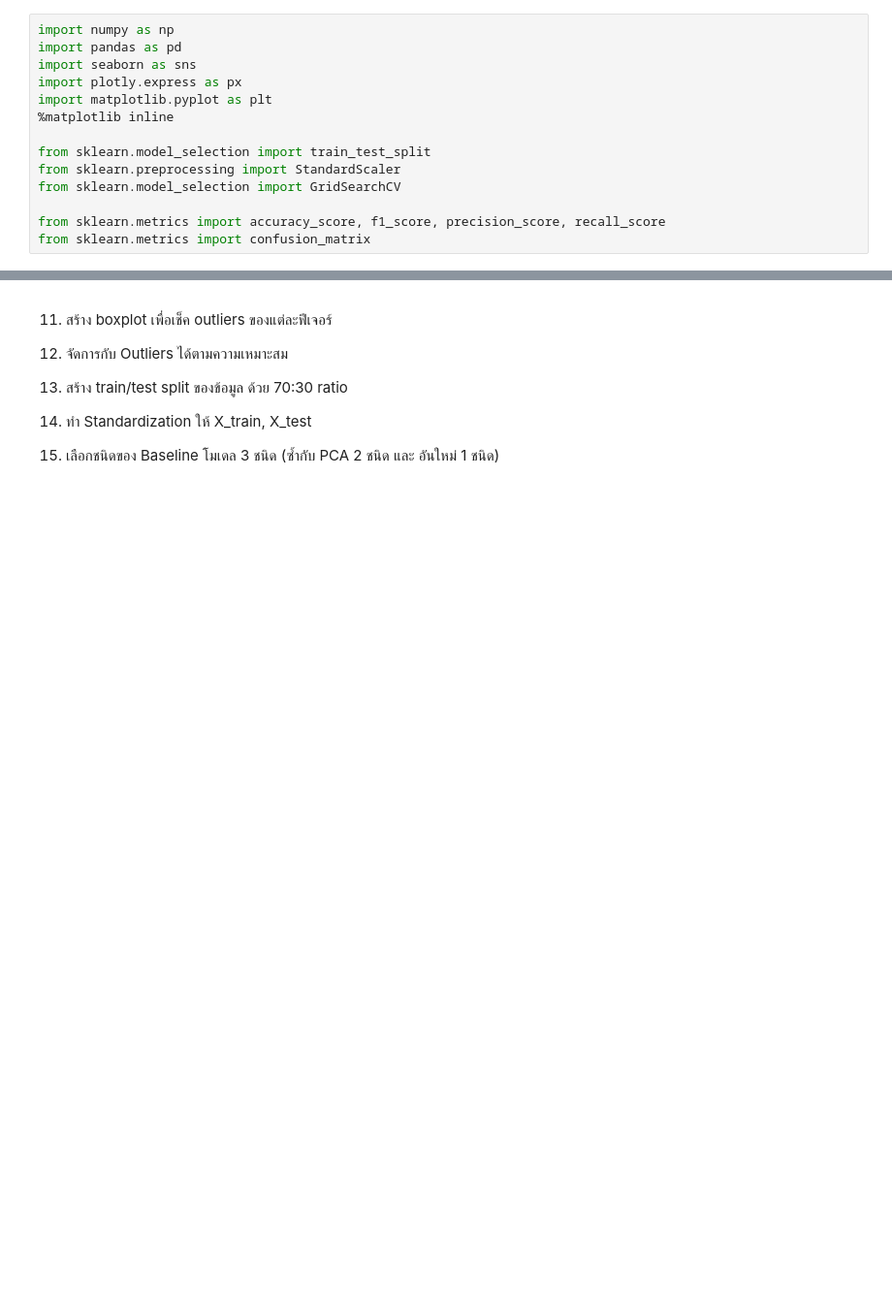
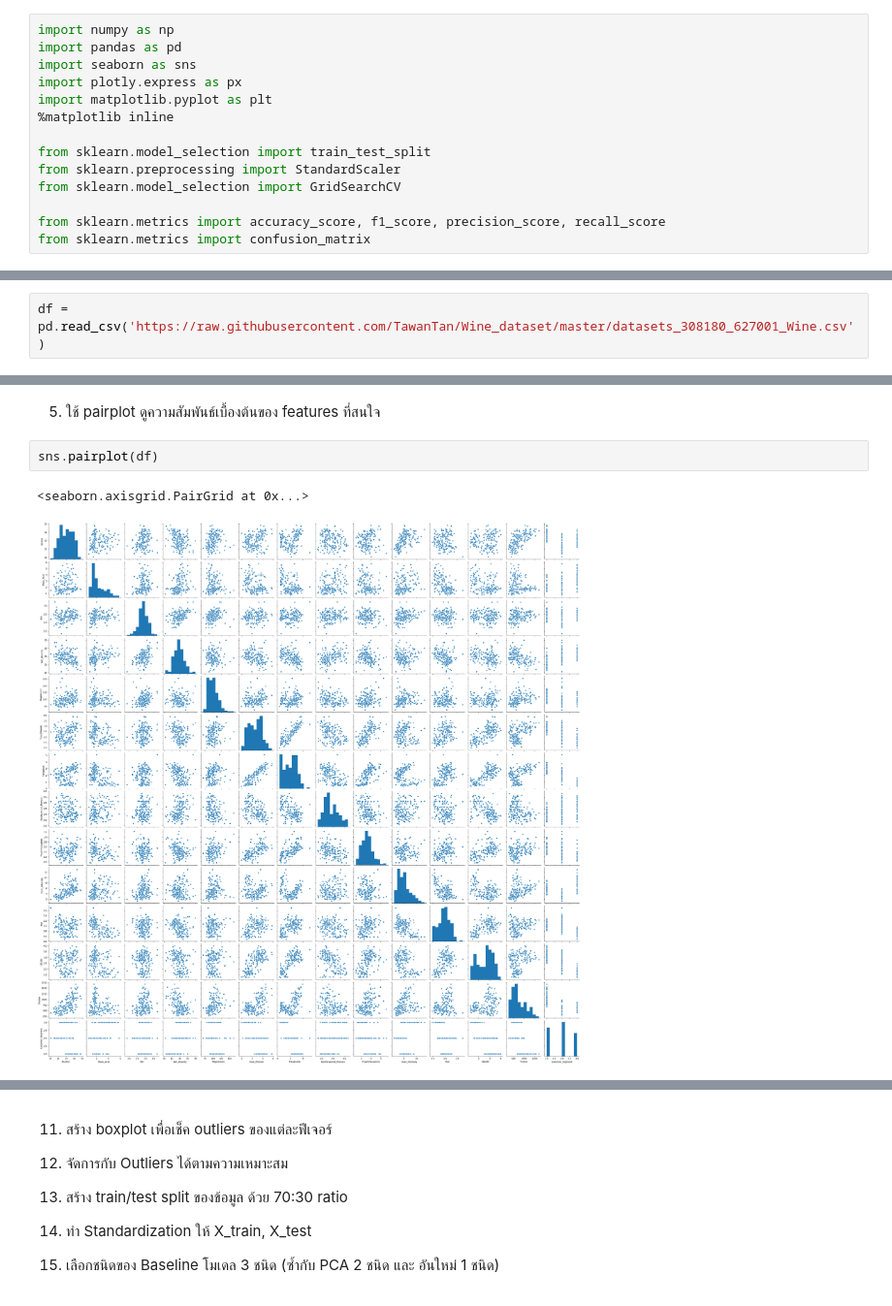
Before and after one commit to TawanTan/27-Linear-Discriminant-Analysis-LDA, a Jupyter notebook: Quiz-Linear-Discriminant-Analysis-(LDA) .ipynb, the cells around one changed output, grey strips where cells are left out. Shown at 97% size. Drawn from its saved outputs; the diff is of its cells as text; blank space fills up the shorter version.

```diff
--- a/Quiz-Linear-Discriminant-Analysis-(LDA) .ipynb
+++ b/Quiz-Linear-Discriminant-Analysis-(LDA) .ipynb
@@ -18,0 +17,2 @@ NameError: name 'pd' is not defined
+# %%
+df = pd.read_csv('https://raw.githubusercontent.com/TawanTan/Wine_dataset/master/datasets_308180_627001_Wine.csv')
@@ -32,0 +99,7 @@ NameError: name 'df' is not defined
+# %% [markdown]
+5. ใช้ pairplot ดูความสัมพันธ์เบื้องต้นของ features ที่สนใจ
+# %%
+sns.pairplot(df)
+# %% [output]
+<seaborn.axisgrid.PairGrid at 0x...>
+[figure, added]
```
Also changed, not shown: parts of 14 cells of this notebook.
